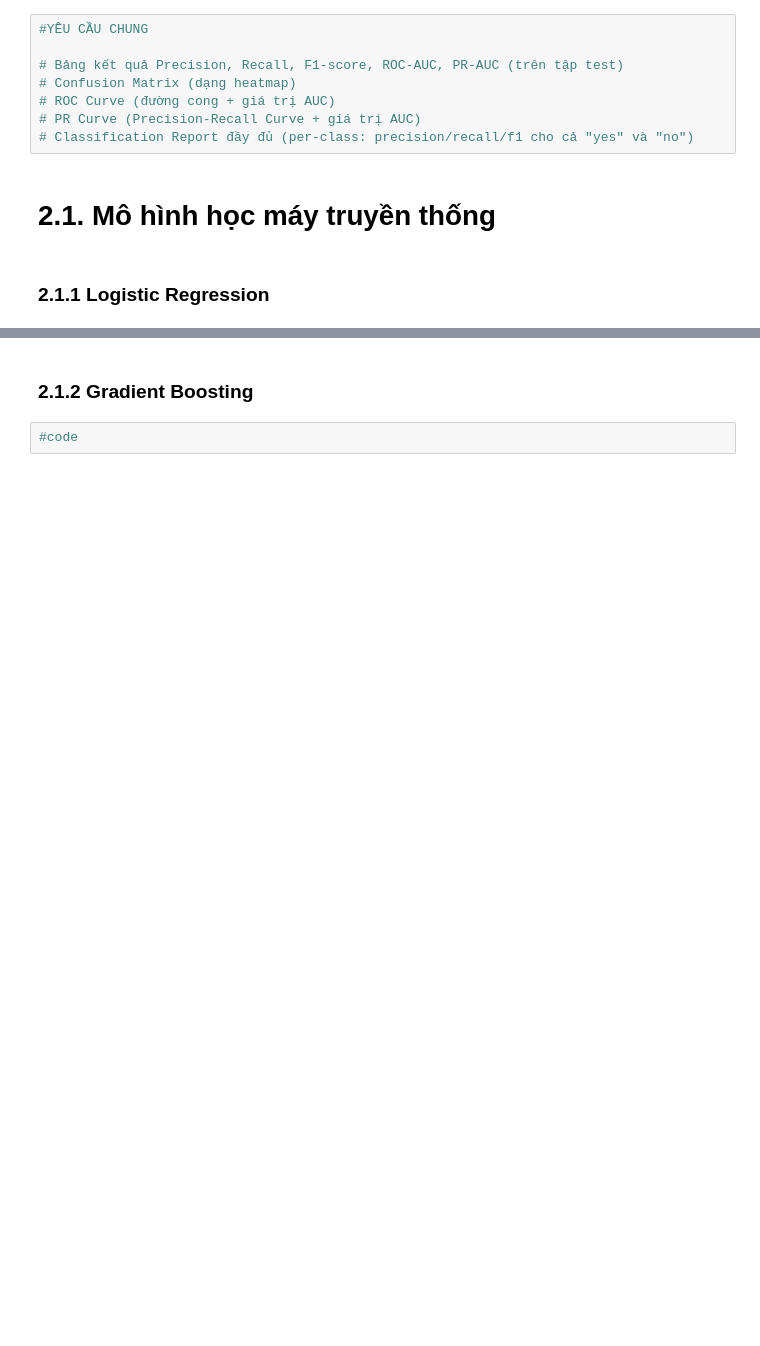
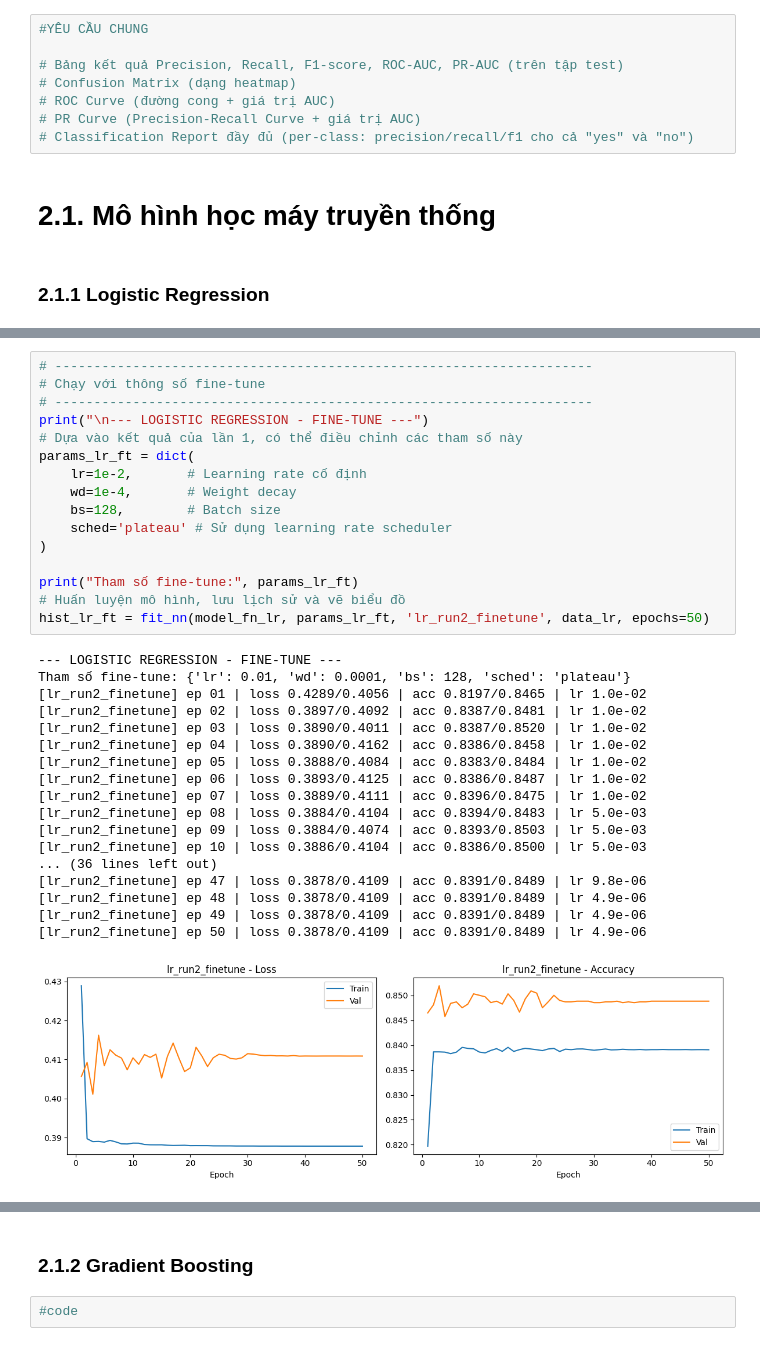
Before and after one commit to HocNguyen0605/DataMining_Nhom09, a Jupyter notebook: datamining-project.ipynb, the cells around one changed output, grey strips where cells are left out. Drawn from its saved outputs; the diff is of its cells as text; blank space fills up the shorter version.

```diff
--- a/datamining-project.ipynb
+++ b/datamining-project.ipynb
@@ -1105,0 +1202,35 @@ plt.show()
+# %%
+# ---------------------------------------------------------------------
+# Chạy với thông số fine-tune
+# ---------------------------------------------------------------------
+print("\n--- LOGISTIC REGRESSION - FINE-TUNE ---")
+# Dựa vào kết quả của lần 1, có thể điều chỉnh các tham số này
+params_lr_ft = dict(
+    lr=1e-2,       # Learning rate cố định
+    wd=1e-4,       # Weight decay
+    bs=128,        # Batch size
+    sched='plateau' # Sử dụng learning rate scheduler
+)
+
+print("Tham số fine-tune:", params_lr_ft)
+# Huấn luyện mô hình, lưu lịch sử và vẽ biểu đồ
+hist_lr_ft = fit_nn(model_fn_lr, params_lr_ft, 'lr_run2_finetune', data_lr, epochs=50)
+# %% [output]
+--- LOGISTIC REGRESSION - FINE-TUNE ---
+Tham số fine-tune: {'lr': 0.01, 'wd': 0.0001, 'bs': 128, 'sched': 'plateau'}
+[lr_run2_finetune] ep 01 | loss 0.4289/0.4056 | acc 0.8197/0.8465 | lr 1.0e-02
+[lr_run2_finetune] ep 02 | loss 0.3897/0.4092 | acc 0.8387/0.8481 | lr 1.0e-02
+[lr_run2_finetune] ep 03 | loss 0.3890/0.4011 | acc 0.8387/0.8520 | lr 1.0e-02
+[lr_run2_finetune] ep 04 | loss 0.3890/0.4162 | acc 0.8386/0.8458 | lr 1.0e-02
+[lr_run2_finetune] ep 05 | loss 0.3888/0.4084 | acc 0.8383/0.8484 | lr 1.0e-02
+[lr_run2_finetune] ep 06 | loss 0.3893/0.4125 | acc 0.8386/0.8487 | lr 1.0e-02
+[lr_run2_finetune] ep 07 | loss 0.3889/0.4111 | acc 0.8396/0.8475 | lr 1.0e-02
+[lr_run2_finetune] ep 08 | loss 0.3884/0.4104 | acc 0.8394/0.8483 | lr 5.0e-03
+[lr_run2_finetune] ep 09 | loss 0.3884/0.4074 | acc 0.8393/0.8503 | lr 5.0e-03
+[lr_run2_finetune] ep 10 | loss 0.3886/0.4104 | acc 0.8386/0.8500 | lr 5.0e-03
+... (36 lines left out)
+[lr_run2_finetune] ep 47 | loss 0.3878/0.4109 | acc 0.8391/0.8489 | lr 9.8e-06
+[lr_run2_finetune] ep 48 | loss 0.3878/0.4109 | acc 0.8391/0.8489 | lr 4.9e-06
+[lr_run2_finetune] ep 49 | loss 0.3878/0.4109 | acc 0.8391/0.8489 | lr 4.9e-06
+[lr_run2_finetune] ep 50 | loss 0.3878/0.4109 | acc 0.8391/0.8489 | lr 4.9e-06
+[figure, added]
```
Also changed, not shown: parts of 21 cells of this notebook, 6 other files.
